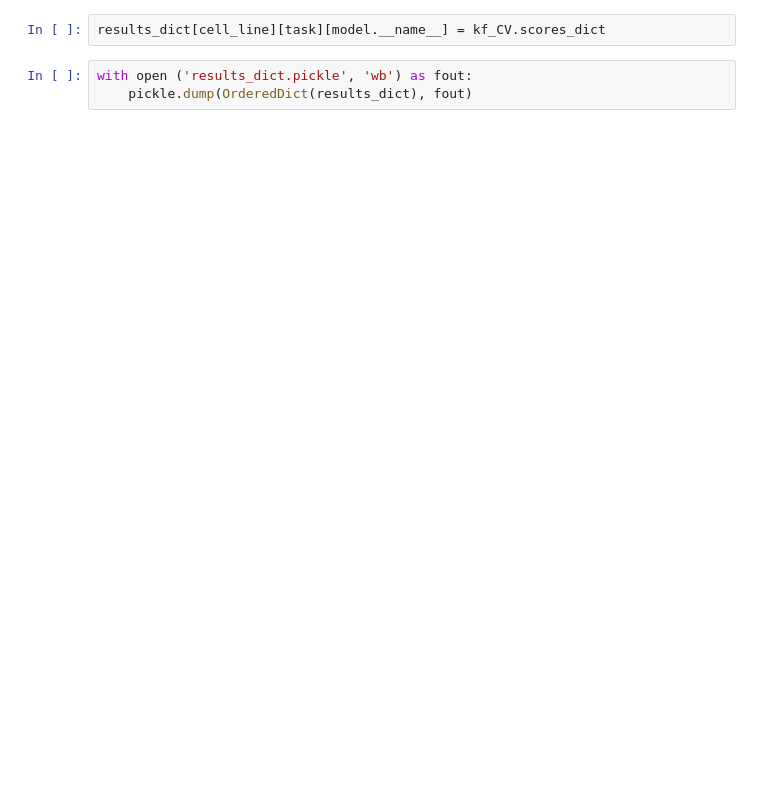
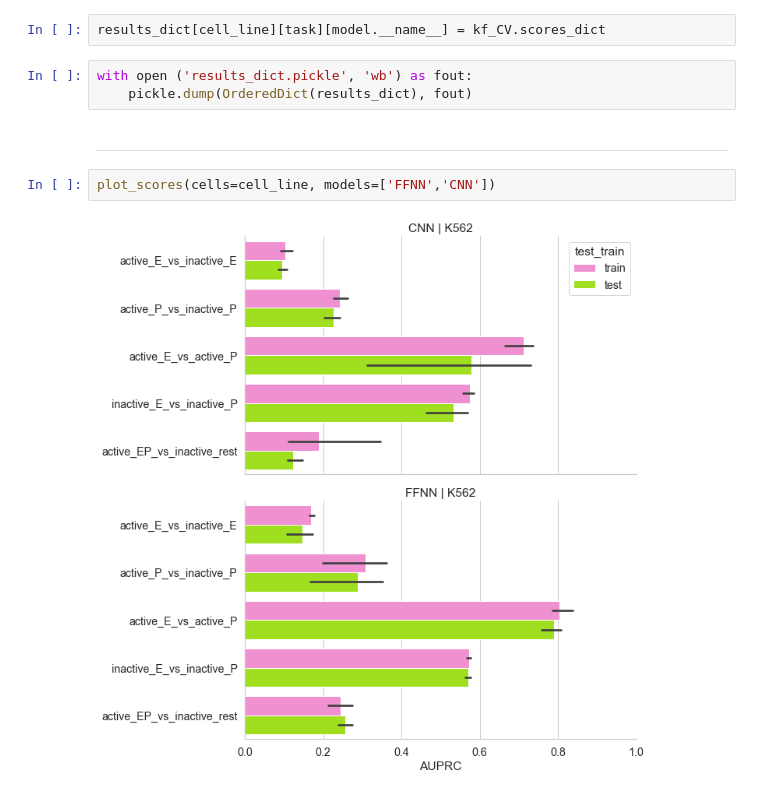
Before and after one commit to nikiiny/Prediction-of-Active-and-Inactive-Regulatory-Regions-with-Embracenet-Multimodal-Neural-Network-, a Jupyter notebook: 06_Thesis_BIOINF_K562.ipynb, the cells around one changed output. Saved outputs shown, nothing was run; the diff lists cells and outputs as text; blank space fills up the shorter version.

```diff
--- a/06_Thesis_BIOINF_K562.ipynb
+++ b/06_Thesis_BIOINF_K562.ipynb
@@ -911,3 +998,9 @@ results_dict[cell_line][task][model.__name__] = kf_CV.scores_dict
 # %%
 with open ('results_dict.pickle', 'wb') as fout:
     pickle.dump(OrderedDict(results_dict), fout)
+# %% [markdown]
+---
+# %%
+plot_scores(cells=cell_line, models=['FFNN','CNN'])
+# %% [output]
+[figure, added]
```
Also changed, not shown: parts of 12 cells of this notebook, 22 other files.
